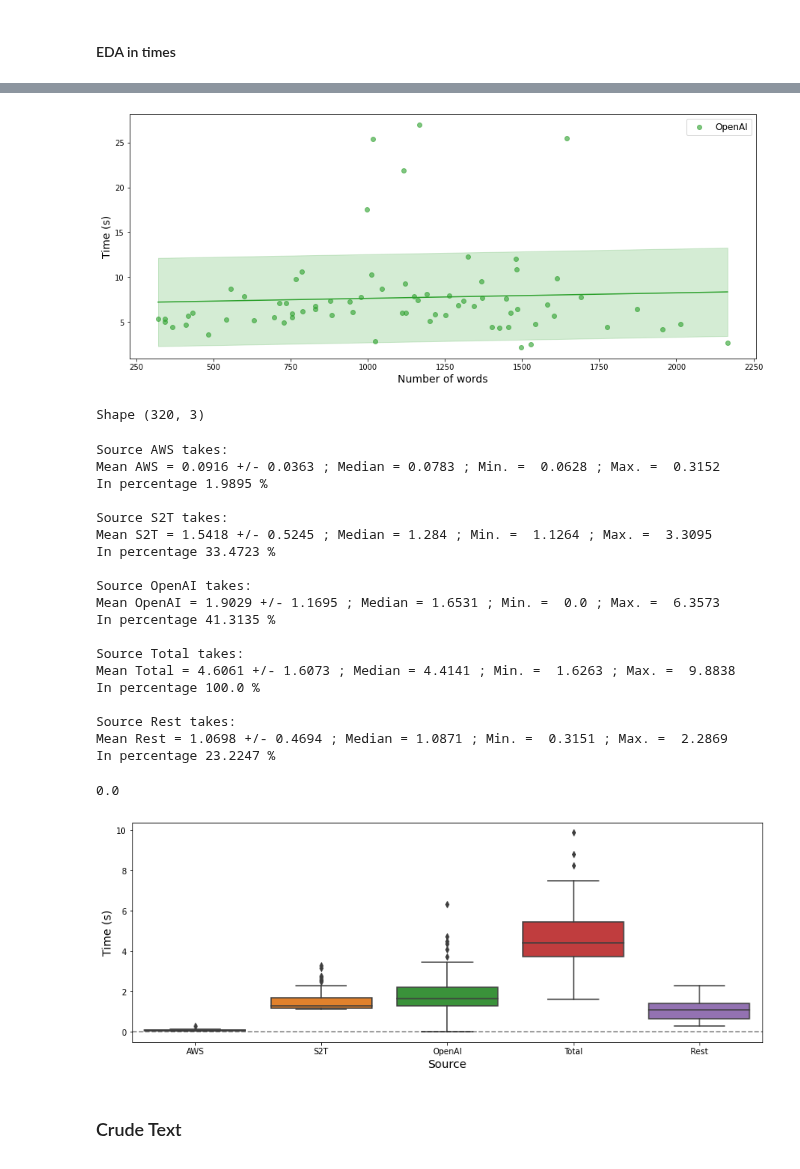
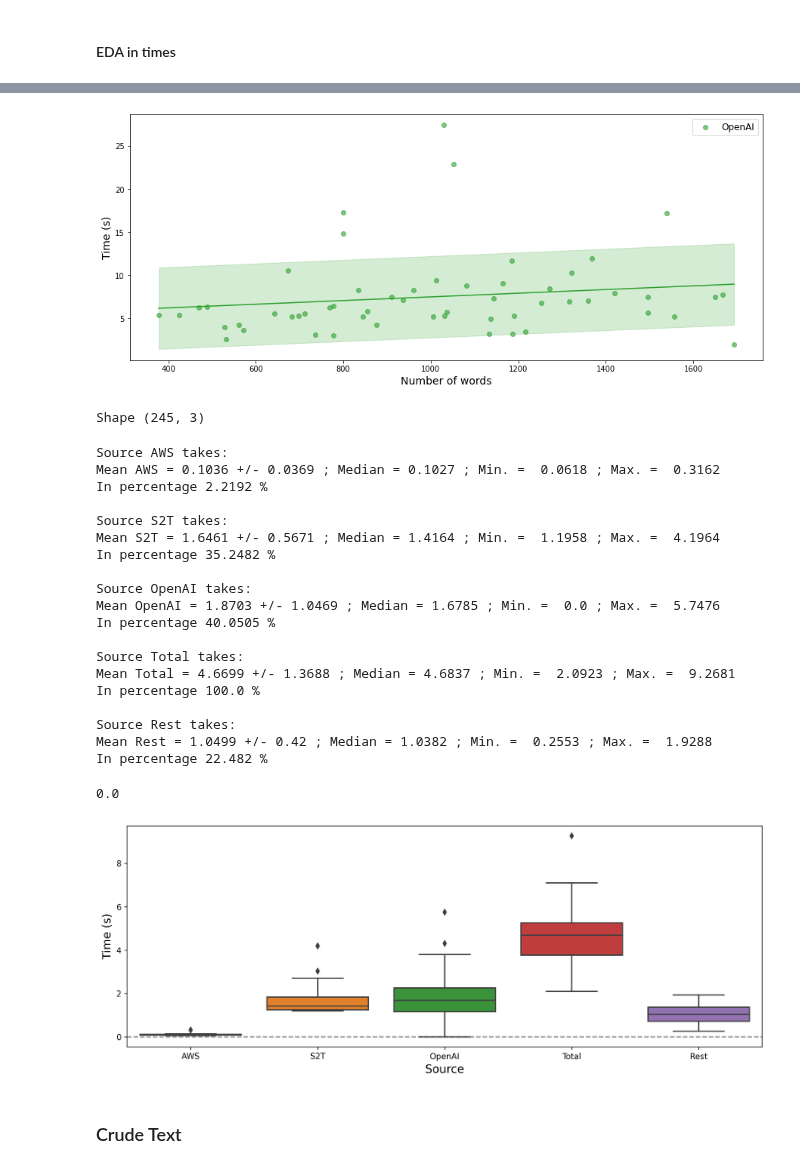
Before and after one commit to ASAPLableni/LableniBot, a Jupyter notebook: DataAnalysis/PipelineAnalysis.ipynb, the cells around one changed output, grey strips where cells are left out. Drawn from its saved outputs; the diff is of its cells as text; code cells hidden in the pictures.

```diff
--- a/DataAnalysis/PipelineAnalysis.ipynb
+++ b/DataAnalysis/PipelineAnalysis.ipynb
@@ -56,17 +56,21 @@ def strip_accents(s):
 # %% [markdown]
 Only conversations with more than 5 sentences are taken in account.
 # %%
-path_to_conversations = "../Conversations/"
+path_to_convs = "../Conversations/"
 
 all_df_list = []
-for conv in os.listdir(path_to_conversations):
-    excel_name = [file for file in os.listdir(path_to_conversations + conv) if ".pkl" in file][0]
-    try:
-        df_x = pd.read_pickle(path_to_conversations + conv + "/" + excel_name)
-        if df_x.shape[0] > 2:
-            all_df_list.append(df_x)
-    except:
-        print("Bad file", conv + "/" + excel_name)
+for subj in os.listdir(path_to_convs):
+    for file_subj in os.listdir(path_to_convs + subj):
+        if subj in file_subj:
+            path_to_subj_conv = path_to_convs + subj + "/" + file_subj
+            pkl_name = [file for file in os.listdir(path_to_subj_conv) if ".csv" in file][0]
+            # print(pkl_name)
+            try:
+                df_x = pd.read_csv(path_to_subj_conv + "/" + pkl_name, sep=";")
+                if df_x.shape[0] > 2:
+                    all_df_list.append(df_x)
+            except:
+                print("Bad subject", path_to_subj_conv + "/" + pkl_name)
 
 print("Number of conversations:", len(all_df_list))
 # %% [output]
@@ -152,10 +185,12 @@ for i_df_x, df_x in enumerate(all_df_list):
     whole_text = clean_text(text, subject_name)
 
     num_words = len(whole_text.split(" "))
-    conv_time_s = df_x["S2TEndUnix"].iloc[-1] - df_x["UnixTimestampLoopInit"].iloc[0]
+    conv_time_s = df_x["UnixTimeSave"].iloc[-1] - df_x["UnixTimestampLoopInit"].iloc[0]
     # freq_conv_s = np.mean(df_x["unixtimestamp"].values[1:] - df_x["unixtimestamp"].values[:-1])
 
     result_dict["SubjectId"] = df_x["SubjectId"].iloc[0]
+    result_dict["ConfigName"] = df_x["ConfigName"].iloc[0]
+    result_dict["BotPersonality"] = df_x["ConfigName"].iloc[0].split("_")[0]
     result_dict["FirstDate"] = df_x["UnixTimestampLoopInit"].iloc[0]
     result_dict["LastDate"] = df_x["S2TEndUnix"].iloc[-1]
     result_dict["ConvTime_s"] = conv_time_s
@@ -499,7 +534,7 @@ plt.ylabel("Time (s)", fontsize=14)
 
 plt.show()
 # %% [output]
-[figure, old version]
+[figure, new version]
 # %%
 resource_name_list = ["OpenAItime_s", "AWStime_s", "S2Ttime_s"]
 save_time_list = []
@@ -540,7 +575,7 @@ for df in all_df_list:
 df_times = pd.DataFrame(save_time_list)
 print("Shape", df_times.shape)
 # %% [output]
-Shape (320, 3)
+Shape (245, 3)
 # %%
 all_times_list = []
 for g, df_g in df_times.groupby("Iteration"):
@@ -557,43 +592,43 @@ for col in df_all_t_sources.columns:
     print()
 # %% [output]
 Source AWS takes:
-Mean AWS = 0.0916 +/- 0.0363 ; Median = 0.0783 ; Min. =  0.0628 ; Max. =  0.3152
-In percentage 1.9895 %
+Mean AWS = 0.1036 +/- 0.0369 ; Median = 0.1027 ; Min. =  0.0618 ; Max. =  0.3162
+In percentage 2.2192 %
 
 Source S2T takes:
-Mean S2T = 1.5418 +/- 0.5245 ; Median = 1.284 ; Min. =  1.1264 ; Max. =  3.3095
-In percentage 33.4723 %
+Mean S2T = 1.6461 +/- 0.5671 ; Median = 1.4164 ; Min. =  1.1958 ; Max. =  4.1964
+In percentage 35.2482 %
 
 Source OpenAI takes:
-Mean OpenAI = 1.9029 +/- 1.1695 ; Median = 1.6531 ; Min. =  0.0 ; Max. =  6.3573
-In percentage 41.3135 %
+Mean OpenAI = 1.8703 +/- 1.0469 ; Median = 1.6785 ; Min. =  0.0 ; Max. =  5.7476
+In percentage 40.0505 %
 
 Source Total takes:
-Mean Total = 4.6061 +/- 1.6073 ; Median = 4.4141 ; Min. =  1.6263 ; Max. =  9.8838
+Mean Total = 4.6699 +/- 1.3688 ; Median = 4.6837 ; Min. =  2.0923 ; Max. =  9.2681
 In percentage 100.0 %
 
 Source Rest takes:
-Mean Rest = 1.0698 +/- 0.4694 ; Median = 1.0871 ; Min. =  0.3151 ; Max. =  2.2869
-In percentage 23.2247 %
+Mean Rest = 1.0499 +/- 0.42 ; Median = 1.0382 ; Min. =  0.2553 ; Max. =  1.9288
+In percentage 22.482 %
 # %%
 all_diff = df_all_t_sources["Total"] - np.sum(df_all_t_sources[["Rest", "OpenAI", "S2T", "AWS"]], axis=1)
 np.max(all_diff)
 # %% [output]
 0.0
 # %%
-plt.figure(figsize=(14, 5))
+plt.figure(figsize=(14, 5), dpi=300)
 sns.boxplot(x="Source", y="Time", data=df_times)
 
 plt.axhline(0, c="black", linestyle="--", alpha=0.5)
 
 plt.xlabel("Source", fontsize=14)
 plt.ylabel("Time (s)", fontsize=14)
 
-plt.savefig('../Documents/Images/save_boxplot.pdf', format='pdf')
+plt.savefig('../Documents/Images/save_boxplot.pdf', format='pdf', dpi=300)
 
 plt.show()
 # %% [output]
-[figure, old version]
+[figure, new version]
 # %% [markdown]
 ### Crude Text
 # %% [markdown]
```
Also changed, not shown: parts of 20 cells of this notebook.
